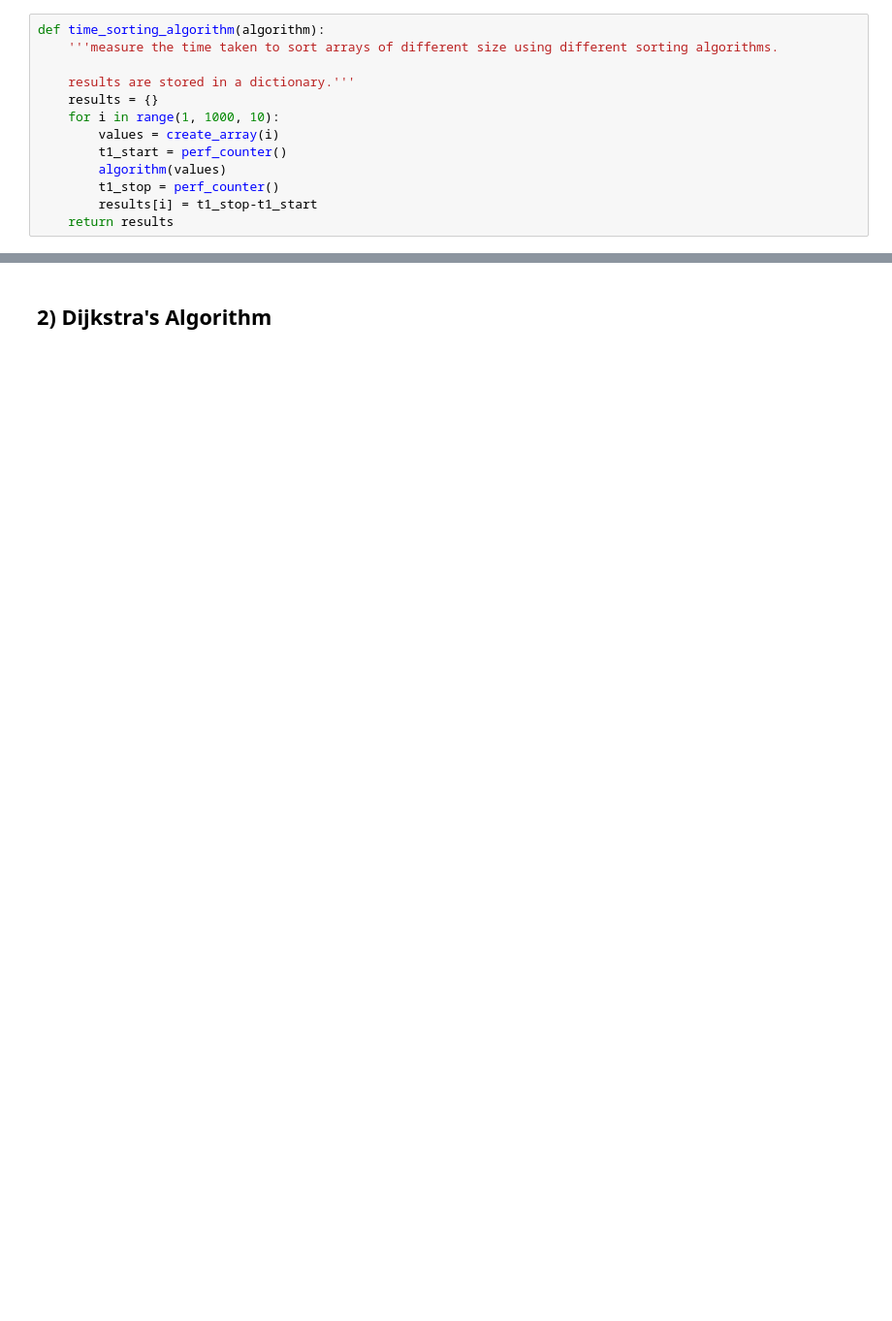
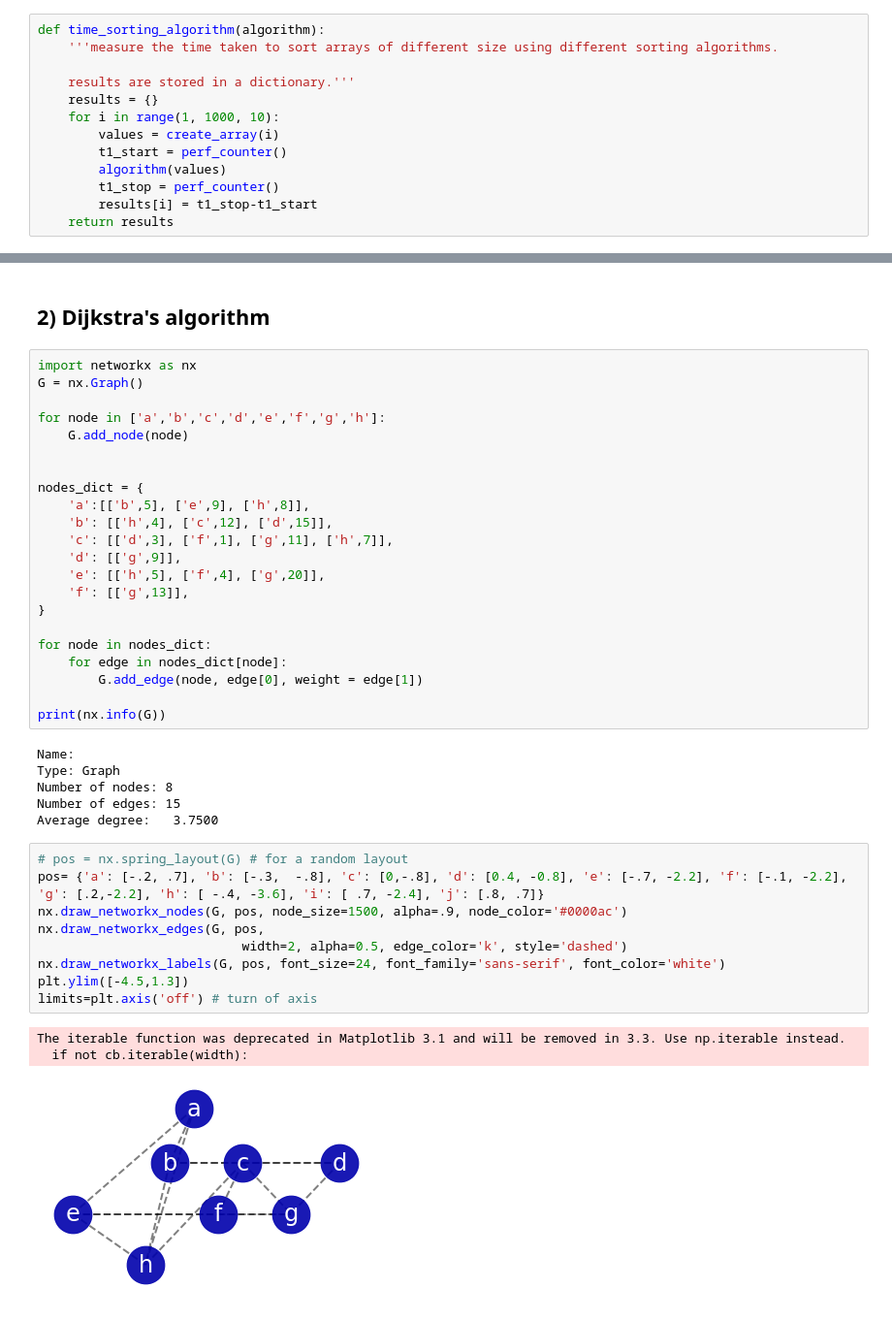
Before and after one commit to hbarrett100/Comp20230, a Jupyter notebook: Assignment3.ipynb, the cells around one changed output, grey strips where cells are left out. Shown at 97% size. Drawn from its saved outputs; the diff is of its cells as text; blank space fills up the shorter version.

```diff
--- a/Assignment3.ipynb
+++ b/Assignment3.ipynb
@@ -173,2 +233,43 @@ merge_sort_results = time_sorting_algorithm(mergesort)
 # %% [markdown]
-## 2) Dijkstra's Algorithm
+## 2) Dijkstra's algorithm
+# %%
+import networkx as nx
+G = nx.Graph()
+
+for node in ['a','b','c','d','e','f','g','h']:
+    G.add_node(node)
+
+
+nodes_dict = {
+    'a':[['b',5], ['e',9], ['h',8]],
+    'b': [['h',4], ['c',12], ['d',15]],
+    'c': [['d',3], ['f',1], ['g',11], ['h',7]],
+    'd': [['g',9]],
+    'e': [['h',5], ['f',4], ['g',20]],
+    'f': [['g',13]],
+}
+
+for node in nodes_dict:
+    for edge in nodes_dict[node]:
+        G.add_edge(node, edge[0], weight = edge[1])
+
+print(nx.info(G))
+# %% [output]
+Name:
+Type: Graph
+Number of nodes: 8
+Number of edges: 15
+Average degree:   3.7500
+# %%
+# pos = nx.spring_layout(G) # for a random layout
+pos= {'a': [-.2, .7], 'b': [-.3,  -.8], 'c': [0,-.8], 'd': [0.4, -0.8], 'e': [-.7, -2.2], 'f': [-.1, -2.2], 'g': [.2,-2.2], 'h': [ -.4, -3.6], 'i': [ .7, -2.4], 'j': [.8, .7]}
+nx.draw_networkx_nodes(G, pos, node_size=1500, alpha=.9, node_color='#0000ac')
+nx.draw_networkx_edges(G, pos,
+                           width=2, alpha=0.5, edge_color='k', style='dashed')
+nx.draw_networkx_labels(G, pos, font_size=24, font_family='sans-serif', font_color='white')
+plt.ylim([-4.5,1.3])
+limits=plt.axis('off') # turn of axis
+# %% [output]
+The iterable function was deprecated in Matplotlib 3.1 and will be removed in 3.3. Use np.iterable instead.
+  if not cb.iterable(width):
+[figure, added]
```
Also changed, not shown: parts of 21 cells of this notebook.
